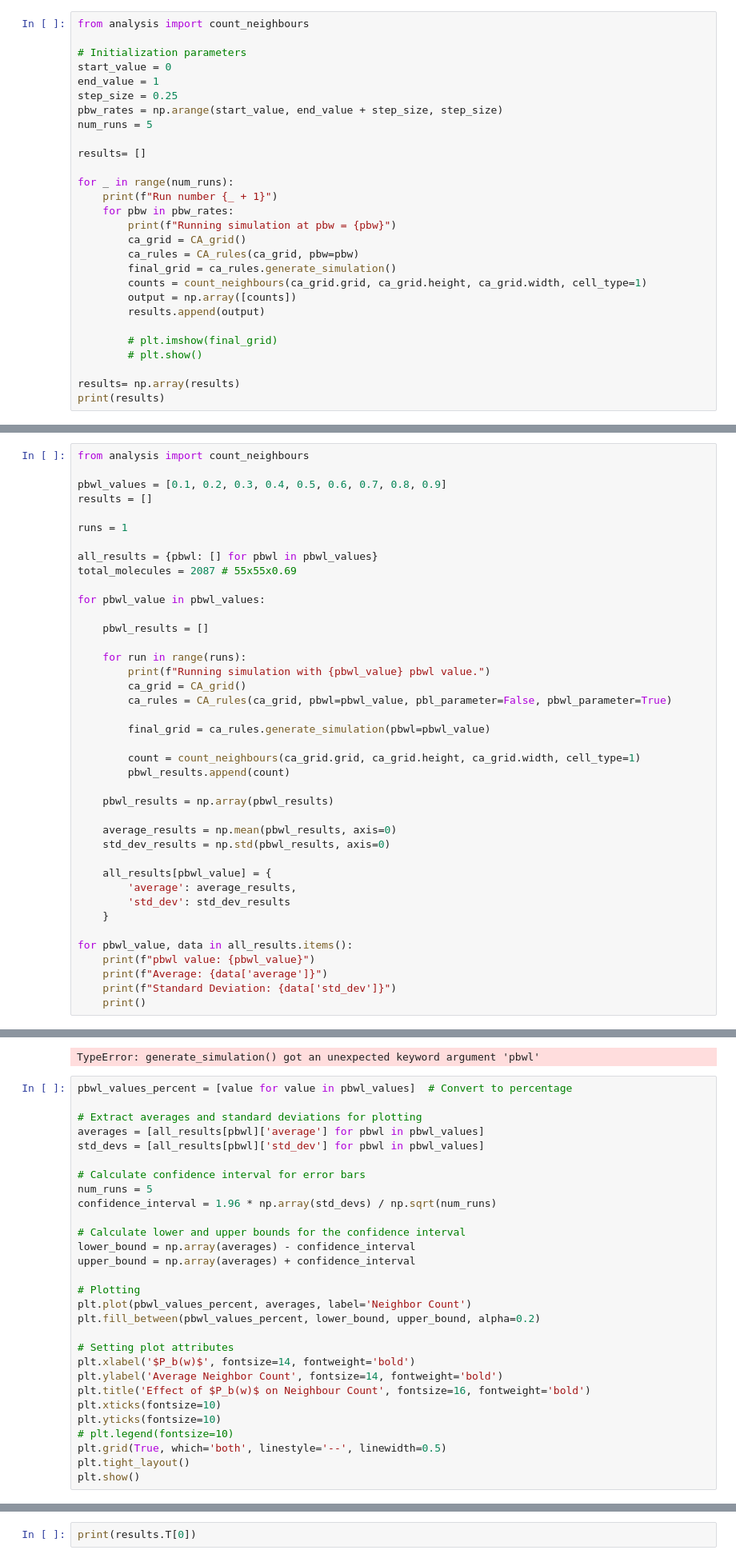
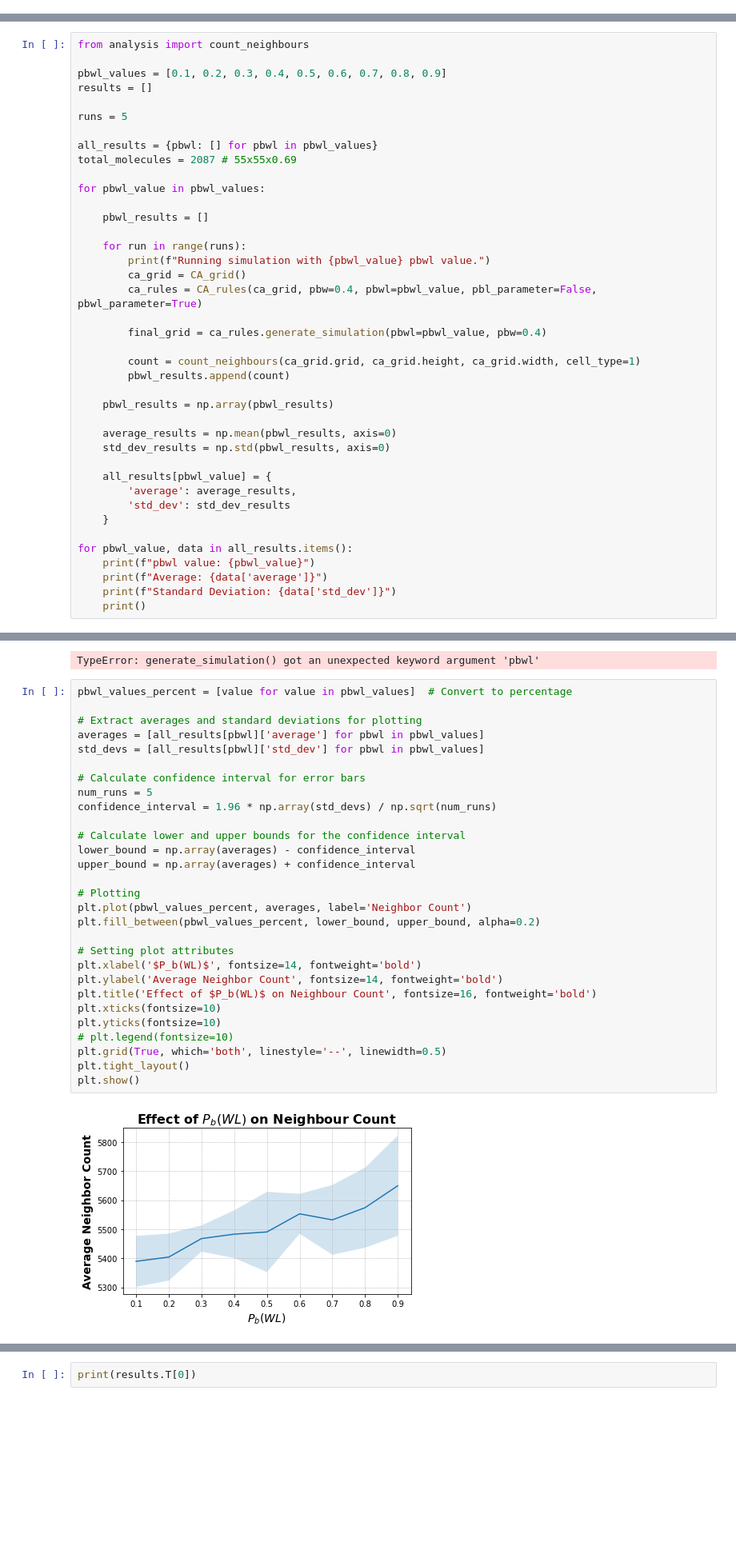
Before and after one commit to ThomasGlansdorp/CSS_19, a Jupyter notebook: main.ipynb, the cells around one changed output, grey strips where cells are left out. Shown at 80% size. Drawn from its saved outputs; the diff is of its cells as text; blank space fills up the shorter version.

```diff
--- a/main.ipynb
+++ b/main.ipynb
@@ -160,31 +160,3 @@ plt.show()
 NameError: name 'results_solute' is not defined
 # %% [markdown]
 ### <font color = Pink > **Influence of Solute Concentration** </font>
-# %%
-from analysis import count_neighbours
-
-# Initialization parameters
-start_value = 0
-end_value = 1
-step_size = 0.25
-pbw_rates = np.arange(start_value, end_value + step_size, step_size)
-num_runs = 5
-
-results= []
-
-for _ in range(num_runs):
-    print(f"Run number {_ + 1}")
-    for pbw in pbw_rates:
-        print(f"Running simulation at pbw = {pbw}")
-        ca_grid = CA_grid()
-        ca_rules = CA_rules(ca_grid, pbw=pbw)
-        final_grid = ca_rules.generate_simulation()
-        counts = count_neighbours(ca_grid.grid, ca_grid.height, ca_grid.width, cell_type=1)
-        output = np.array([counts])
-        results.append(output)
-
-        # plt.imshow(final_grid)
-        # plt.show()
-
-results= np.array(results)
-print(results)
@@ -202,7 +166,7 @@ from analysis import count_neighbours
 pbwl_values = [0.1, 0.2, 0.3, 0.4, 0.5, 0.6, 0.7, 0.8, 0.9]
 results = []
 
-runs = 1
+runs = 5
 
 all_results = {pbwl: [] for pbwl in pbwl_values}
 total_molecules = 2087 # 55x55x0.69
@@ -214,9 +178,9 @@ for pbwl_value in pbwl_values:
     for run in range(runs):
         print(f"Running simulation with {pbwl_value} pbwl value.")
         ca_grid = CA_grid()
-        ca_rules = CA_rules(ca_grid, pbwl=pbwl_value, pbl_parameter=False, pbwl_parameter=True)
+        ca_rules = CA_rules(ca_grid, pbw=0.4, pbwl=pbwl_value, pbl_parameter=False, pbwl_parameter=True)
 
-        final_grid = ca_rules.generate_simulation(pbwl=pbwl_value)
+        final_grid = ca_rules.generate_simulation(pbwl=pbwl_value, pbw=0.4)
 
         count = count_neighbours(ca_grid.grid, ca_grid.height, ca_grid.width, cell_type=1)
         pbwl_results.append(count)
@@ -242,32 +206,34 @@ TypeError: generate_simulation() got an unexpected keyword argument 'pbwl'
 # %%
 pbwl_values_percent = [value for value in pbwl_values]  # Convert to percentage
 
 # Extract averages and standard deviations for plotting
 averages = [all_results[pbwl]['average'] for pbwl in pbwl_values]
 std_devs = [all_results[pbwl]['std_dev'] for pbwl in pbwl_values]
 
 # Calculate confidence interval for error bars
 num_runs = 5
 confidence_interval = 1.96 * np.array(std_devs) / np.sqrt(num_runs)
 
 # Calculate lower and upper bounds for the confidence interval
 lower_bound = np.array(averages) - confidence_interval
 upper_bound = np.array(averages) + confidence_interval
 
 # Plotting
 plt.plot(pbwl_values_percent, averages, label='Neighbor Count')
 plt.fill_between(pbwl_values_percent, lower_bound, upper_bound, alpha=0.2)
 
 # Setting plot attributes
-plt.xlabel('$P_b(w)$', fontsize=14, fontweight='bold')
+plt.xlabel('$P_b(WL)$', fontsize=14, fontweight='bold')
 plt.ylabel('Average Neighbor Count', fontsize=14, fontweight='bold')
-plt.title('Effect of $P_b(w)$ on Neighbour Count', fontsize=16, fontweight='bold')
+plt.title('Effect of $P_b(WL)$ on Neighbour Count', fontsize=16, fontweight='bold')
 plt.xticks(fontsize=10)
 plt.yticks(fontsize=10)
 # plt.legend(fontsize=10)
 plt.grid(True, which='both', linestyle='--', linewidth=0.5)
 plt.tight_layout()
 plt.show()
+# %% [output]
+[figure, added]
 # %%
 from analysis import calculate_attributes
 
```
Also changed, not shown: parts of 2 cells of this notebook, 1 other file.
